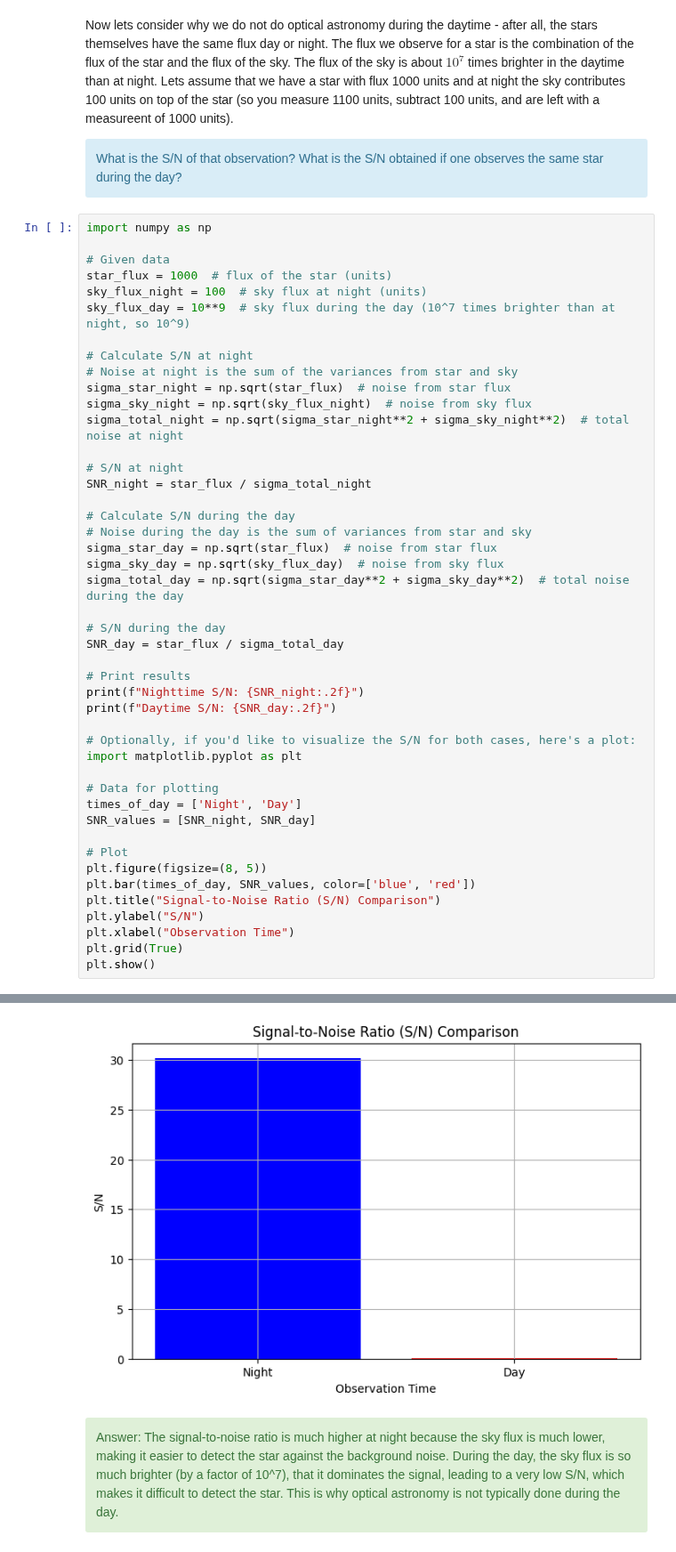
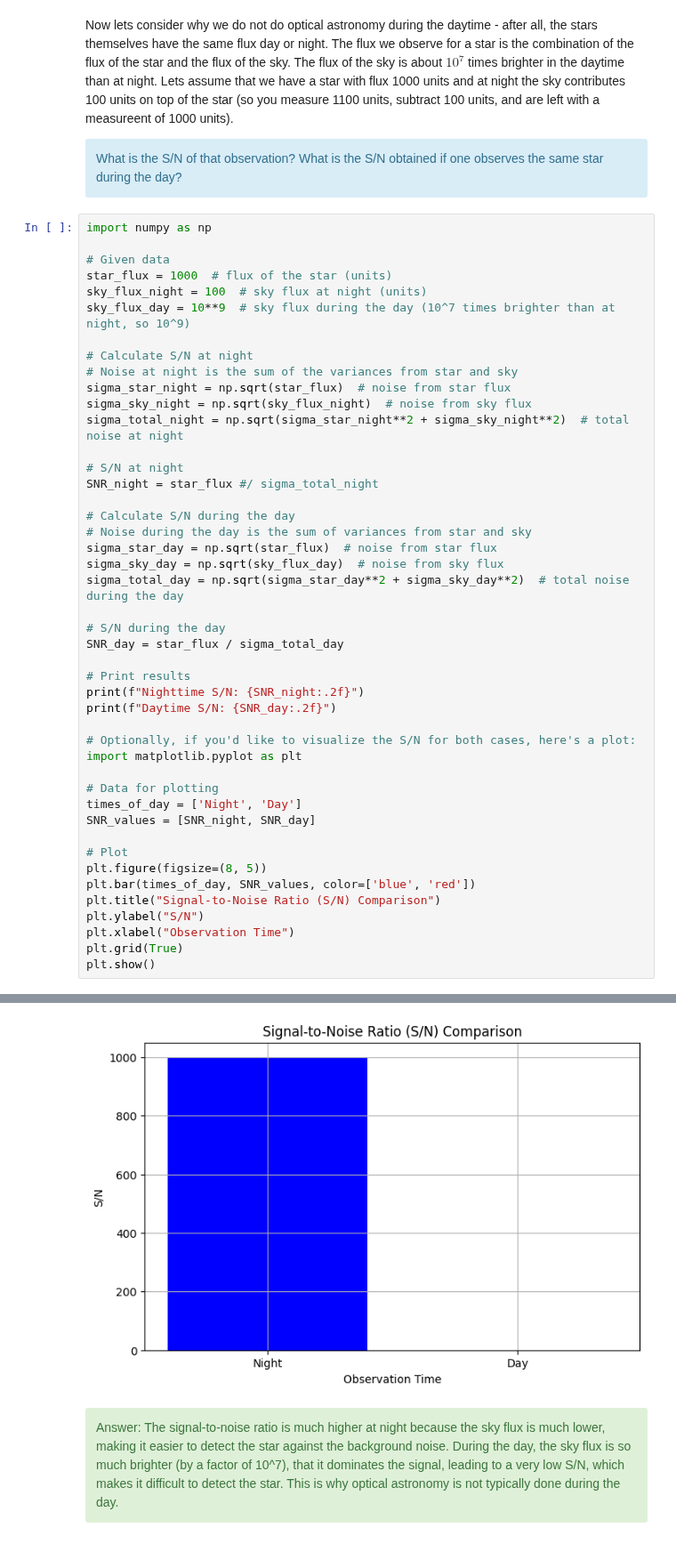
Before and after one commit to ASamaco/ASTR302, a Jupyter notebook: workbooks/ASTR302Lab2.ipynb, the cells around one changed output, grey strips where cells are left out. Shown at 89% size. Cells and saved outputs as stored; diff of their text form.

```diff
--- a/workbooks/ASTR302Lab2.ipynb
+++ b/workbooks/ASTR302Lab2.ipynb
@@ -314,7 +314,7 @@ sigma_sky_night = np.sqrt(sky_flux_night)  # noise from sky flux
 sigma_total_night = np.sqrt(sigma_star_night**2 + sigma_sky_night**2)  # total noise at night
 
 # S/N at night
-SNR_night = star_flux / sigma_total_night
+SNR_night = star_flux #/ sigma_total_night
 
 # Calculate S/N during the day
 # Noise during the day is the sum of variances from star and sky
@@ -349,5 +349,5 @@ Nighttime S/N: 30.15
 Daytime S/N: 0.03
-[figure, old version]
+[figure, new version]
 # %% [markdown]
 <div class="alert alert-block alert-success">
 Answer: The signal-to-noise ratio is much higher at night because the sky flux is much lower, making it easier to detect the star against the background noise. During the day, the sky flux is so much brighter (by a factor of 10^7), that it dominates the signal, leading to a very low S/N, which makes it difficult to detect the star. This is why optical astronomy is not typically done during the day.
```
Also changed, not shown: parts of 3 cells of this notebook.
